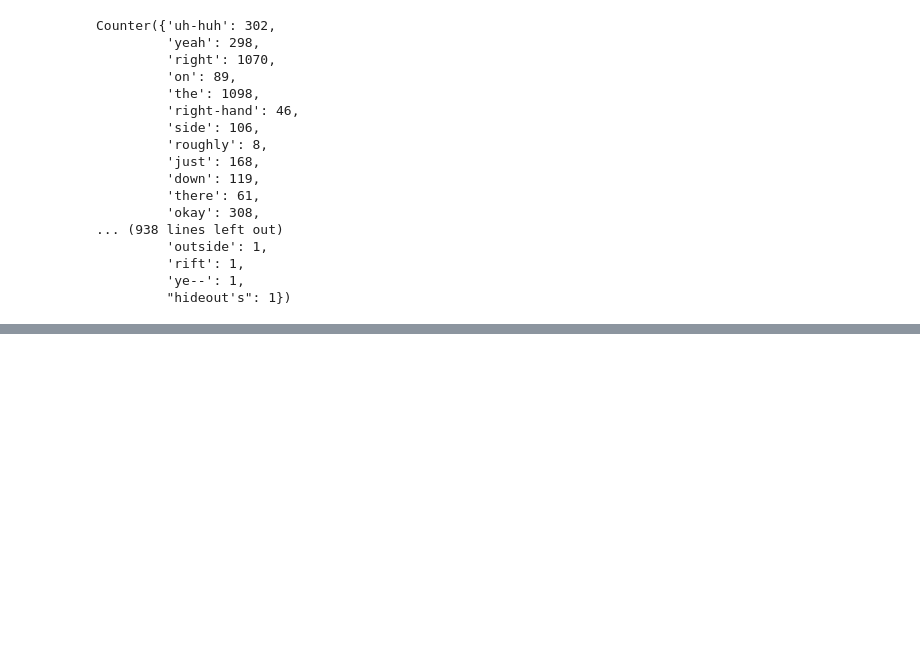
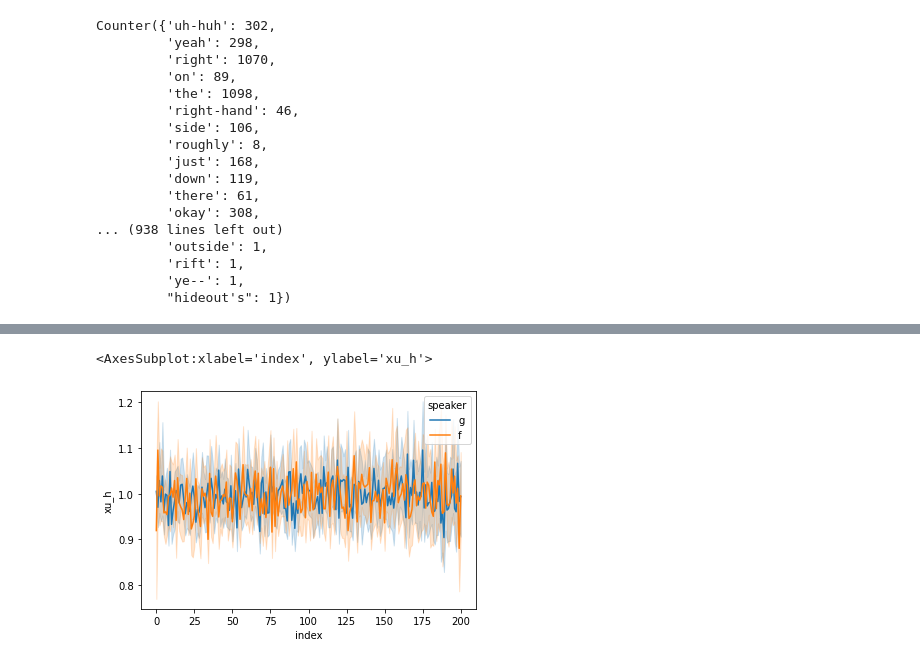
Before and after one commit to ejmaes/multimodal-itmodels, a Jupyter notebook: analysis/entropy_comparison.ipynb, the cells around one changed output, grey strips where cells are left out. Cells and saved outputs as stored; diff of their text form; code cells hidden in the pictures; blank space fills up the shorter version.

```diff
--- a/analysis/entropy_comparison.ipynb
+++ b/analysis/entropy_comparison.ipynb
@@ -181,0 +197,4 @@ Counter({'uh-huh': 302,
+# %%
+#df_gf = pd.read_csv("/Users/neako/Downloads/gpt2-training_file_1024.csv")
+df_gf = pd.read_csv("/Users/neako/Downloads/microsoft-DialoGPT-small_file_1024.csv") # _file
+df_gf.head()
@@ -181,0 +208,5 @@ Counter({'uh-huh': 302,
+# %%
+sns.lineplot(data=df_gf[(df_gf['index'] <= 200)], x="index", y="xu_h", hue="speaker")
+# %% [output]
+<AxesSubplot:xlabel='index', ylabel='xu_h'>
+[figure, added]
```
Also changed, not shown: parts of 33 cells of this notebook, 1 other file.
